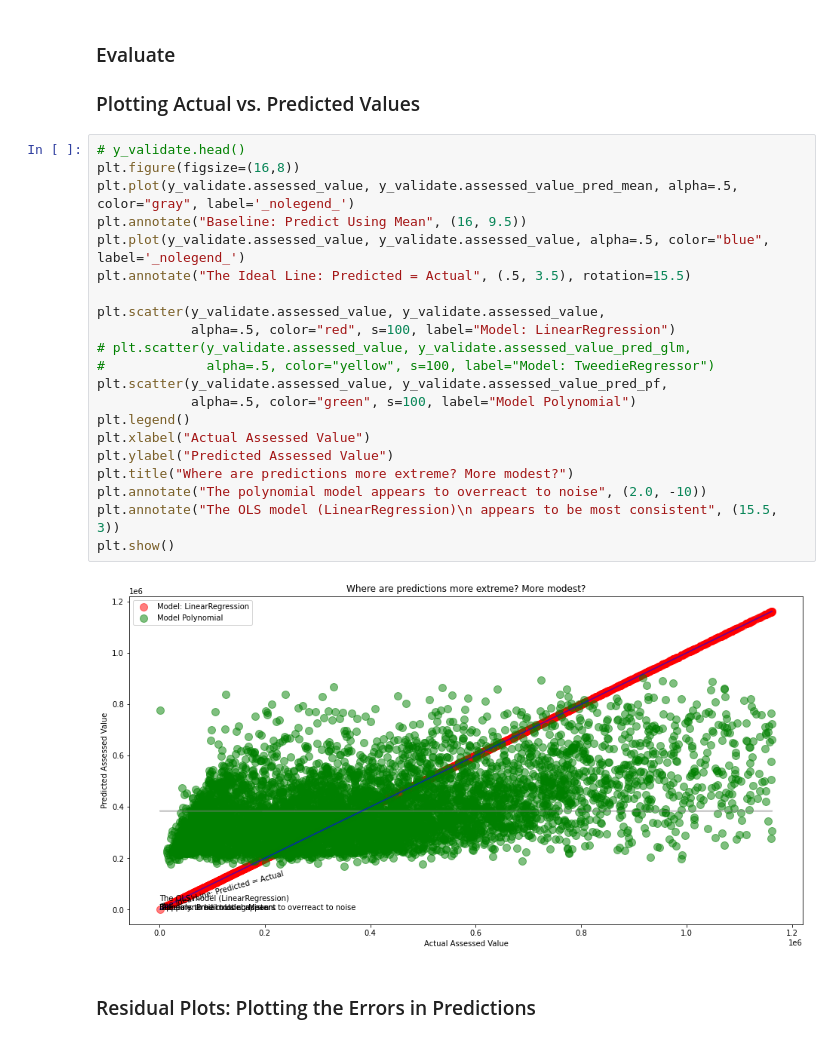
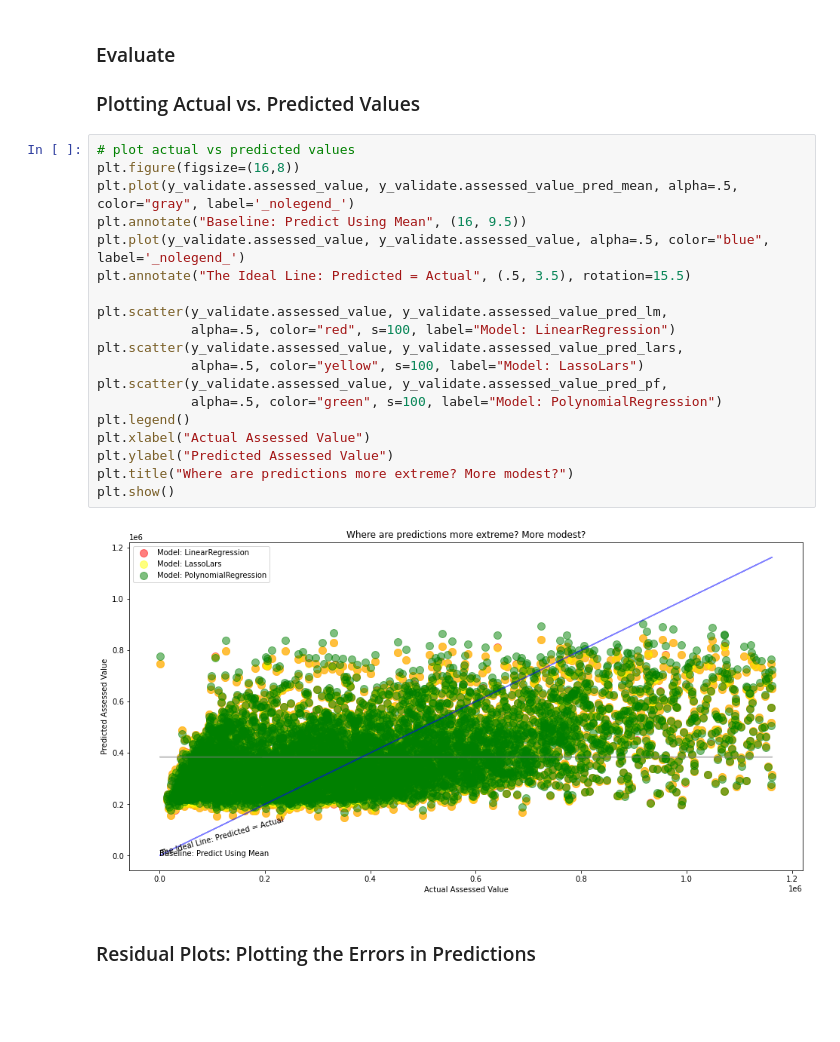
Before and after one commit to patrickamwayi/zillow-regression-project, a Jupyter notebook: zillow_project_workbook.ipynb, the cells around one changed output. Saved outputs shown, nothing was run; the diff lists cells and outputs as text; blank space fills up the shorter version.

```diff
--- a/zillow_project_workbook.ipynb
+++ b/zillow_project_workbook.ipynb
@@ -818,28 +840,26 @@ metric_df
 ### Evaluate
 ### Plotting Actual vs. Predicted Values
 # %%
-# y_validate.head()
+# plot actual vs predicted values
 plt.figure(figsize=(16,8))
 plt.plot(y_validate.assessed_value, y_validate.assessed_value_pred_mean, alpha=.5, color="gray", label='_nolegend_')
 plt.annotate("Baseline: Predict Using Mean", (16, 9.5))
 plt.plot(y_validate.assessed_value, y_validate.assessed_value, alpha=.5, color="blue", label='_nolegend_')
 plt.annotate("The Ideal Line: Predicted = Actual", (.5, 3.5), rotation=15.5)
 
-plt.scatter(y_validate.assessed_value, y_validate.assessed_value,
+plt.scatter(y_validate.assessed_value, y_validate.assessed_value_pred_lm,
             alpha=.5, color="red", s=100, label="Model: LinearRegression")
-# plt.scatter(y_validate.assessed_value, y_validate.assessed_value_pred_glm,
-#             alpha=.5, color="yellow", s=100, label="Model: TweedieRegressor")
+plt.scatter(y_validate.assessed_value, y_validate.assessed_value_pred_lars,
+            alpha=.5, color="yellow", s=100, label="Model: LassoLars")
 plt.scatter(y_validate.assessed_value, y_validate.assessed_value_pred_pf,
-            alpha=.5, color="green", s=100, label="Model Polynomial")
+            alpha=.5, color="green", s=100, label="Model: PolynomialRegression")
 plt.legend()
 plt.xlabel("Actual Assessed Value")
 plt.ylabel("Predicted Assessed Value")
 plt.title("Where are predictions more extreme? More modest?")
-plt.annotate("The polynomial model appears to overreact to noise", (2.0, -10))
-plt.annotate("The OLS model (LinearRegression)\n appears to be most consistent", (15.5, 3))
 plt.show()
 # %% [output]
-[figure, old version]
+[figure, new version]
 # %% [markdown]
 ### Residual Plots: Plotting the Errors in Predictions
 # %%
```
Also changed, not shown: parts of 33 cells of this notebook.
